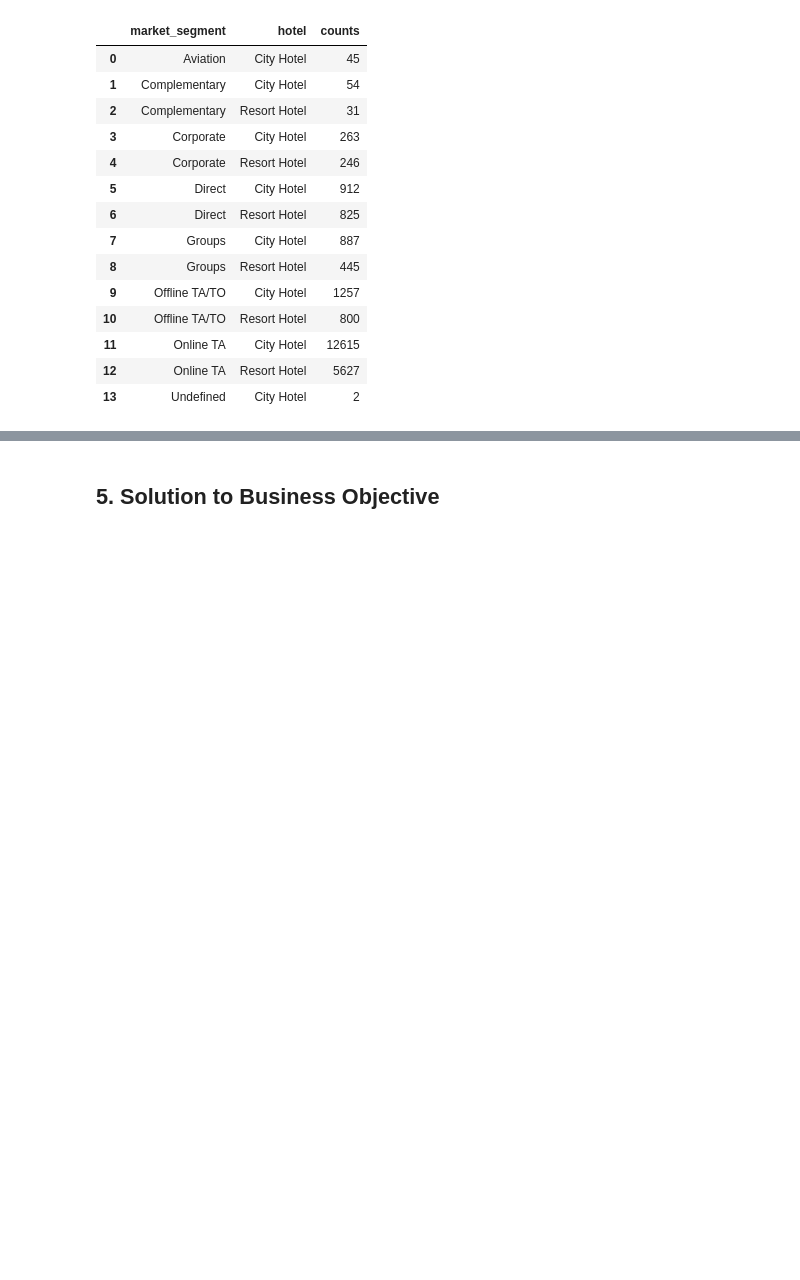
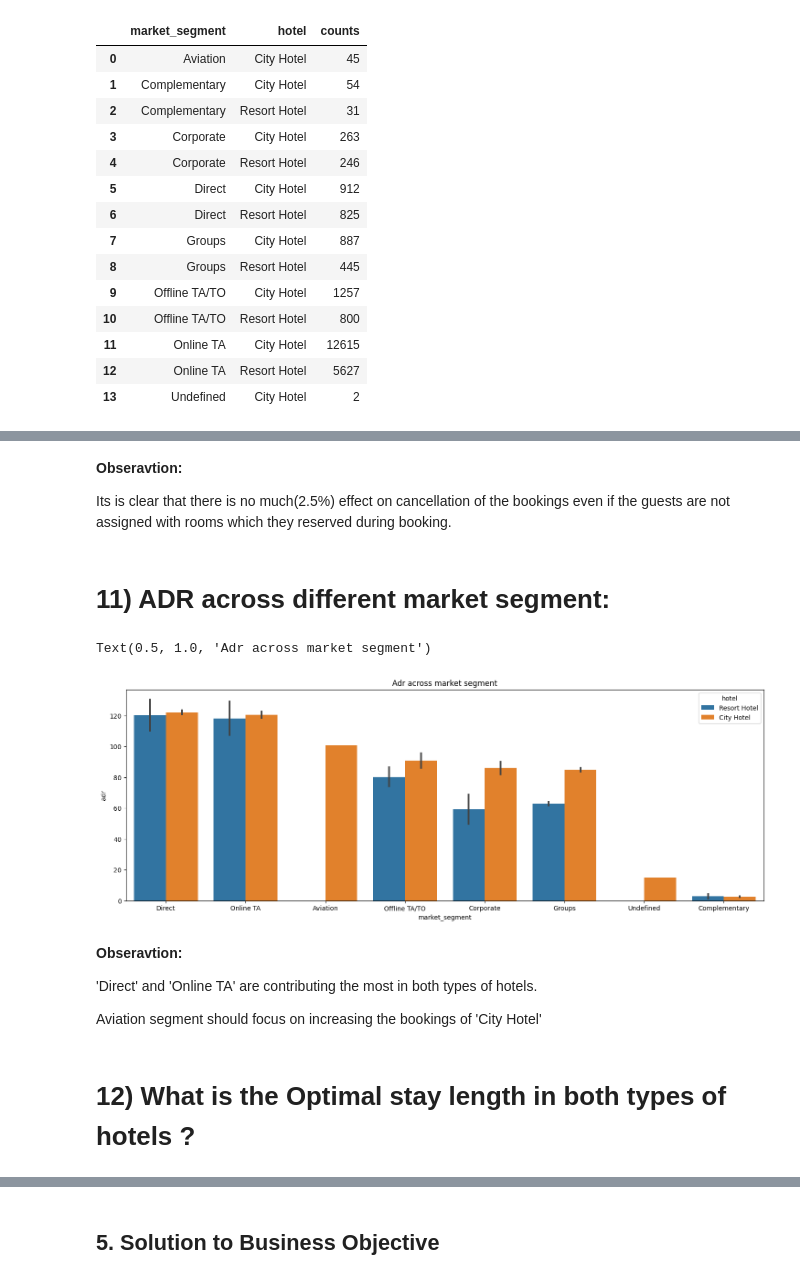
Before and after one commit to pranabrout/EDA-on-Hotel-Booking-Analysis, a Jupyter notebook: EDA_on_Hotel_Booking_Analysis_Capstone_Project_1.ipynb, the cells around one changed output, grey strips where cells are left out. Cells and saved outputs as stored; diff of their text form; code cells hidden in the pictures; blank space fills up the shorter version.

```diff
--- a/EDA_on_Hotel_Booking_Analysis_Capstone_Project_1.ipynb
+++ b/EDA_on_Hotel_Booking_Analysis_Capstone_Project_1.ipynb
@@ -1014,0 +1069,24 @@ market_segment_df
+# %% [markdown]
+**Obseravtion:**
+
+Its is clear that there is no much(2.5%) effect on cancellation of the bookings even if the guests are not assigned with rooms which they reserved during booking.
+# %% [markdown]
+# **11) ADR across different market segment:**
+# %%
+Grupby=df1.groupby(['market_segment','hotel','is_canceled'])['adr'].mean().reset_index()   # group by
+
+# set plot size and plto barchart
+plt.figure(figsize=(18,6))
+sns.barplot(x='market_segment',y='adr',hue='hotel',data=Grupby.sort_values(by='adr',ascending=False))
+plt.title('Adr across market segment')
+# %% [output]
+Text(0.5, 1.0, 'Adr across market segment')
+[figure, added]
+# %% [markdown]
+**Obseravtion:**
+
+'Direct' and 'Online TA' are contributing the most in both types of hotels.
+
+Aviation segment should focus on increasing the bookings of 'City Hotel'
+# %% [markdown]
+# **12) What is the Optimal stay length in both types of hotels ?**
```
Also changed, not shown: parts of 27 cells of this notebook.
